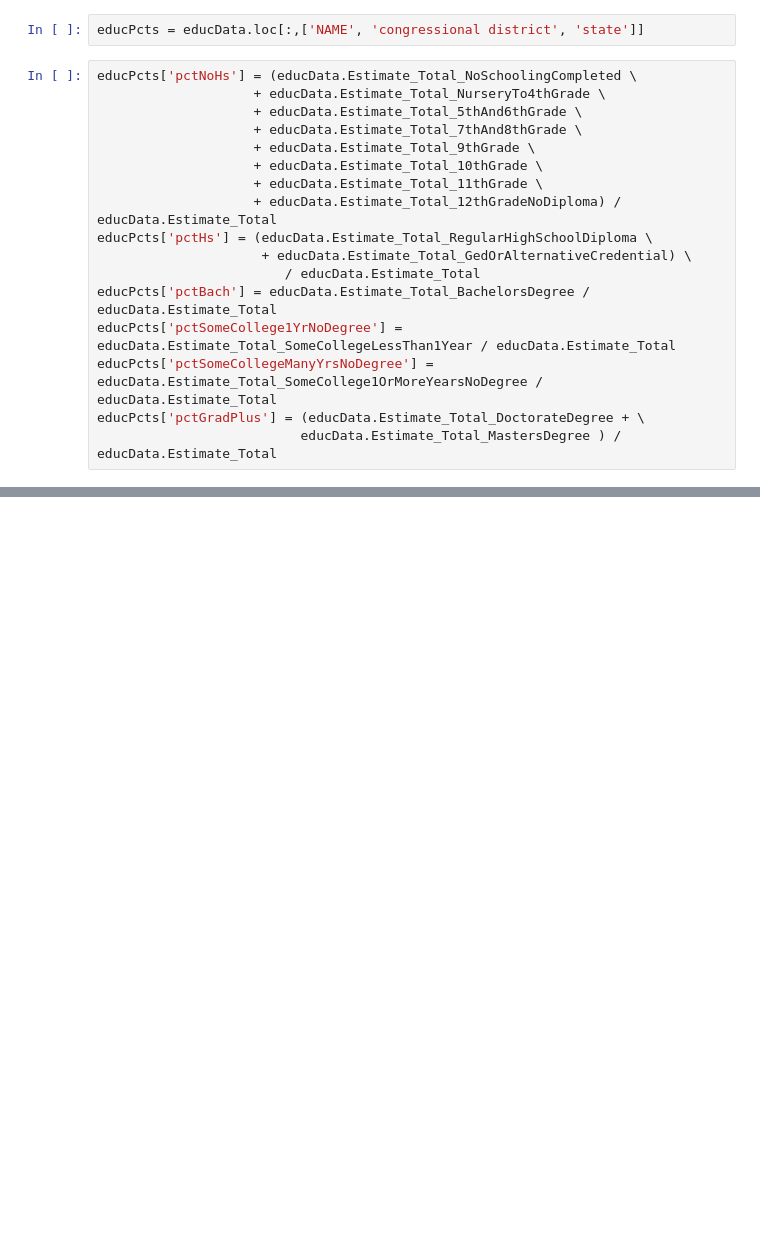
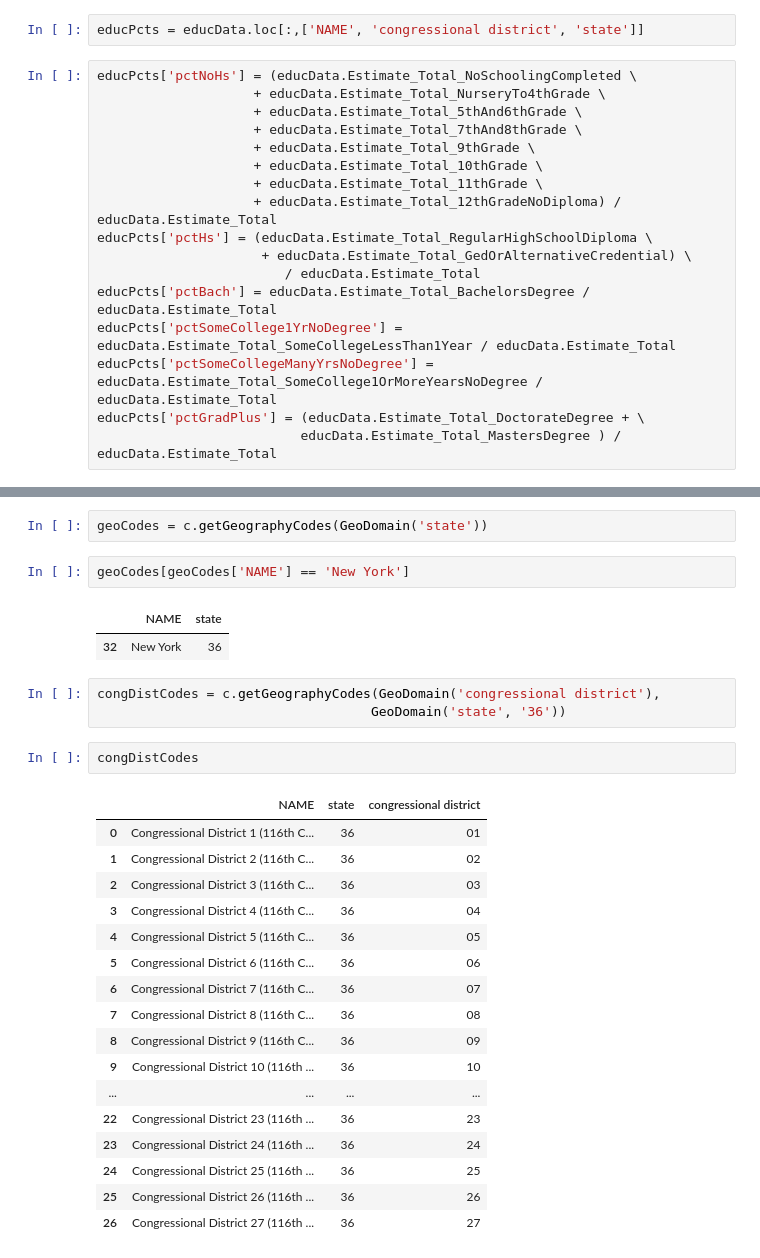
Before and after one commit to drawjk705/us-data, a Jupyter notebook: notebook.ipynb, the cells around one changed output, grey strips where cells are left out. Drawn from its saved outputs; the diff is of its cells as text; blank space fills up the shorter version.

```diff
--- a/notebook.ipynb
+++ b/notebook.ipynb
@@ -160,0 +381,30 @@ emplPcts.head()
+# %%
+geoCodes = c.getGeographyCodes(GeoDomain('state'))
+# %%
+geoCodes[geoCodes['NAME'] == 'New York']
+# %% [output]
+|  | NAME | state |
+| 32 | New York | 36 |
+# %%
+congDistCodes = c.getGeographyCodes(GeoDomain('congressional district'),
+                                   GeoDomain('state', '36'))
+# %%
+congDistCodes
+# %% [output]
+|  | NAME | state | congressional district |
+| 0 | Congressional District 1 (116th C... | 36 | 01 |
+| 1 | Congressional District 2 (116th C... | 36 | 02 |
+| 2 | Congressional District 3 (116th C... | 36 | 03 |
+| 3 | Congressional District 4 (116th C... | 36 | 04 |
+| 4 | Congressional District 5 (116th C... | 36 | 05 |
+| 5 | Congressional District 6 (116th C... | 36 | 06 |
+| 6 | Congressional District 7 (116th C... | 36 | 07 |
+| 7 | Congressional District 8 (116th C... | 36 | 08 |
+| 8 | Congressional District 9 (116th C... | 36 | 09 |
+| 9 | Congressional District 10 (116th ... | 36 | 10 |
+| ... | ... | ... | ... |
+| 22 | Congressional District 23 (116th ... | 36 | 23 |
+| 23 | Congressional District 24 (116th ... | 36 | 24 |
+| 24 | Congressional District 25 (116th ... | 36 | 25 |
+| 25 | Congressional District 26 (116th ... | 36 | 26 |
+| 26 | Congressional District 27 (116th ... | 36 | 27 |
```
Also changed, not shown: parts of 78 cells of this notebook, 9 other files.
